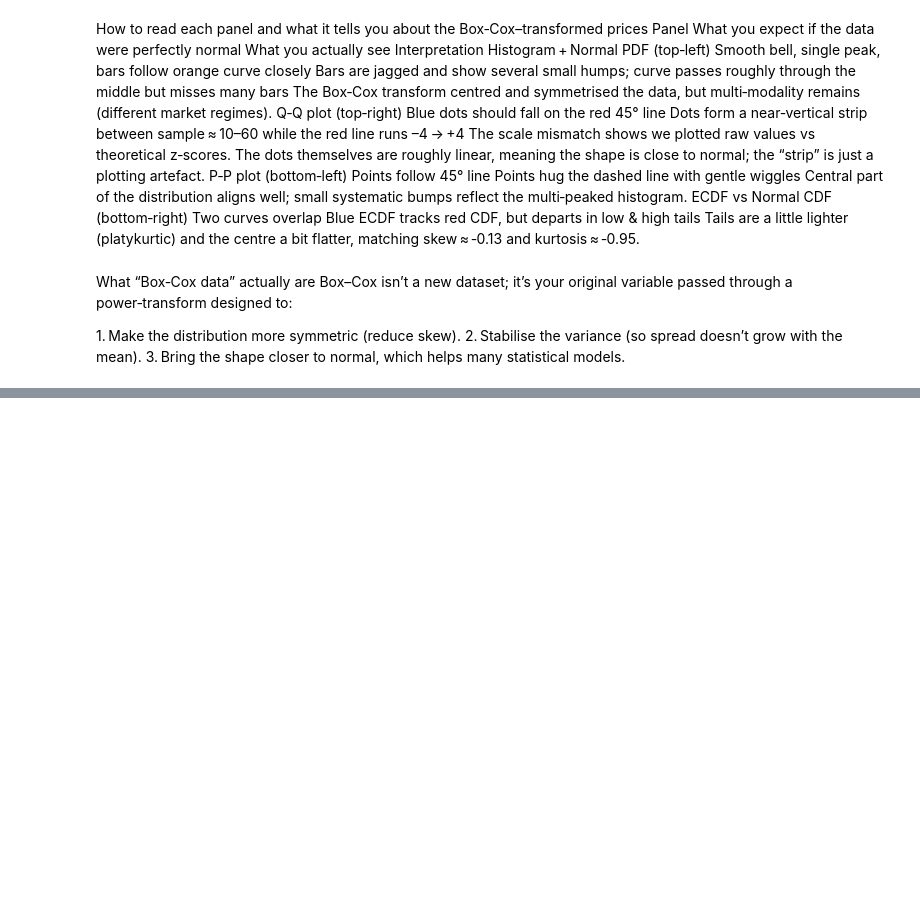
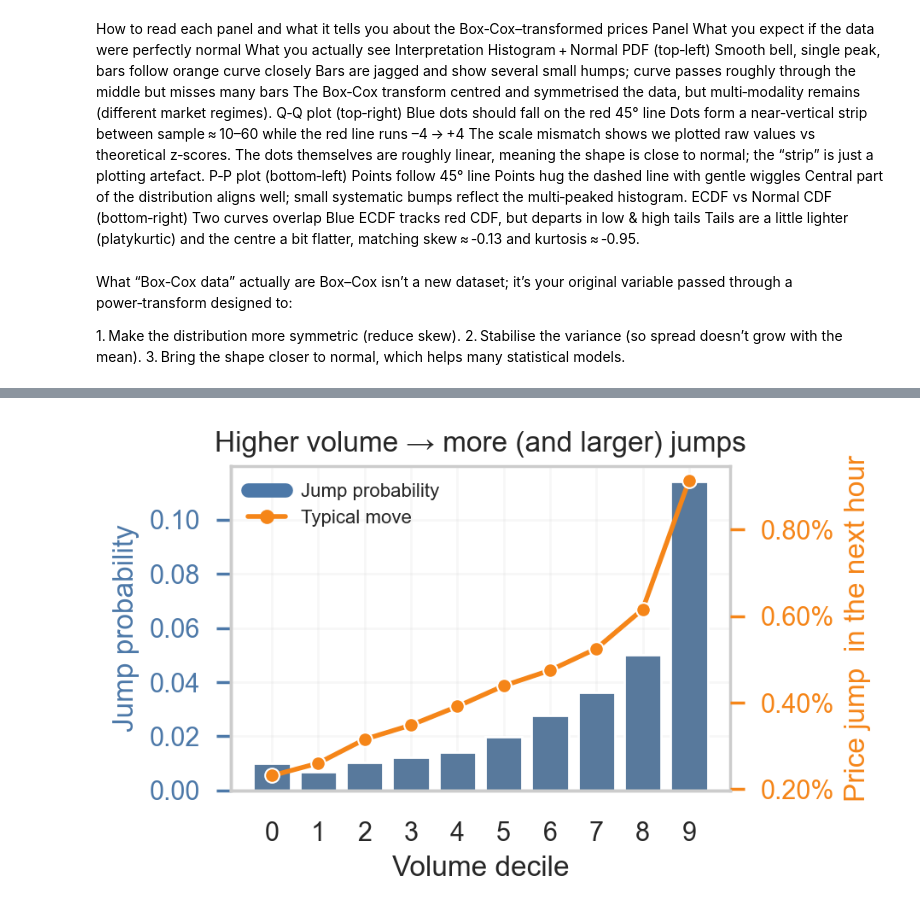
Before and after one commit to Stevenberger1/Stock-Market-Prediction, a Jupyter notebook: data/Statistical_analysis.ipynb, the cells around one changed output, grey strips where cells are left out. Saved outputs shown, nothing was run; the diff lists cells and outputs as text; code cells hidden in the pictures; blank space fills up the shorter version.

Commit message:
Using K means trying to find pattern of Volume to close price changes

```diff
--- a/data/Statistical_analysis.ipynb
+++ b/data/Statistical_analysis.ipynb
@@ -827,0 +835,18 @@ Box–Cox isn’t a new dataset; it’s your original variable passed through a
+# %%
+# %% 1️⃣  LOAD DATA & CREATE FEATURES ──────────────────────────────────────
+df = pd.read_csv(CSV_PATH)          # rows are already time-ordered
+
+# 1. Price change next hour
+df["close_fwd"] = df["close"].shift(-LOOK_AHEAD_HOURS)
+df["abs_change_next"] = (df["close_fwd"] / df["close"] - 1).abs()
+
+# 2. Flag rows where the change is “big”
+df["big_move"] = df["abs_change_next"] >= BIG_MOVE_SIZE
+
+# 3. Log of trading volume  (tiny epsilon avoids log(0))
+df["log_volume"] = np.log(df["Volume BTC"].clip(lower=1e-12))
+
+# 4. Keep rows that have a forward price (last LOOK_AHEAD_HOURS rows drop out)
+df = df[df["abs_change_next"].notna()].copy()
+
+print(f"Final sample: {len(df):,} rows")
@@ -827,0 +892,40 @@ Box–Cox isn’t a new dataset; it’s your original variable passed through a
+# %%
+# %% 3️⃣  BAR + LINE  ·  minimal + % axis ─────────────────────────────────
+import matplotlib.ticker as mtick
+
+fig, ax1 = plt.subplots(figsize=(4.8,3), dpi=200)
+ax2 = ax1.twinx()
+
+bar_c  = "#4C78A8"
+line_c = "#F58518"
+
+# bars = jump chance
+sns.barplot(x="decile", y="jump_prob", data=table,
+            color=bar_c, edgecolor="white", ax=ax1, zorder=2)
+
+# line = typical move
+sns.lineplot(x="decile", y="avg_change", data=table,
+             marker="o", linewidth=2, color=line_c, ax=ax2, zorder=3)
+
+# axis labels & title
+ax1.set_xlabel("Volume decile")
+ax1.set_ylabel("Jump probability", color=bar_c)
+ax2.set_ylabel("Price jump  in the next hour", color=line_c)
+ax1.set_title("Higher volume → more (and larger) jumps", pad=6)
+
+# >>> show right-axis ticks as percents
+ax2.yaxis.set_major_formatter(mtick.PercentFormatter(xmax=1))
+
+# visual tweaks
+ax1.grid(alpha=.15); ax2.grid(False)
+ax2.spines["right"].set_visible(False); ax1.spines["top"].set_visible(False)
+ax1.tick_params(axis="y", colors=bar_c); ax2.tick_params(axis="y", colors=line_c)
+
+# single legend
+ax1.plot([],[], color=bar_c, lw=6, label="Jump probability")
+ax1.plot([],[], color=line_c, lw=2, marker="o", label="Typical move")
+ax1.legend(frameon=False, fontsize=8, loc="upper left")
+
+plt.tight_layout(); plt.show()
+# %% [output]
+[figure, added]
```
Also changed, not shown: parts of 11 cells of this notebook.
